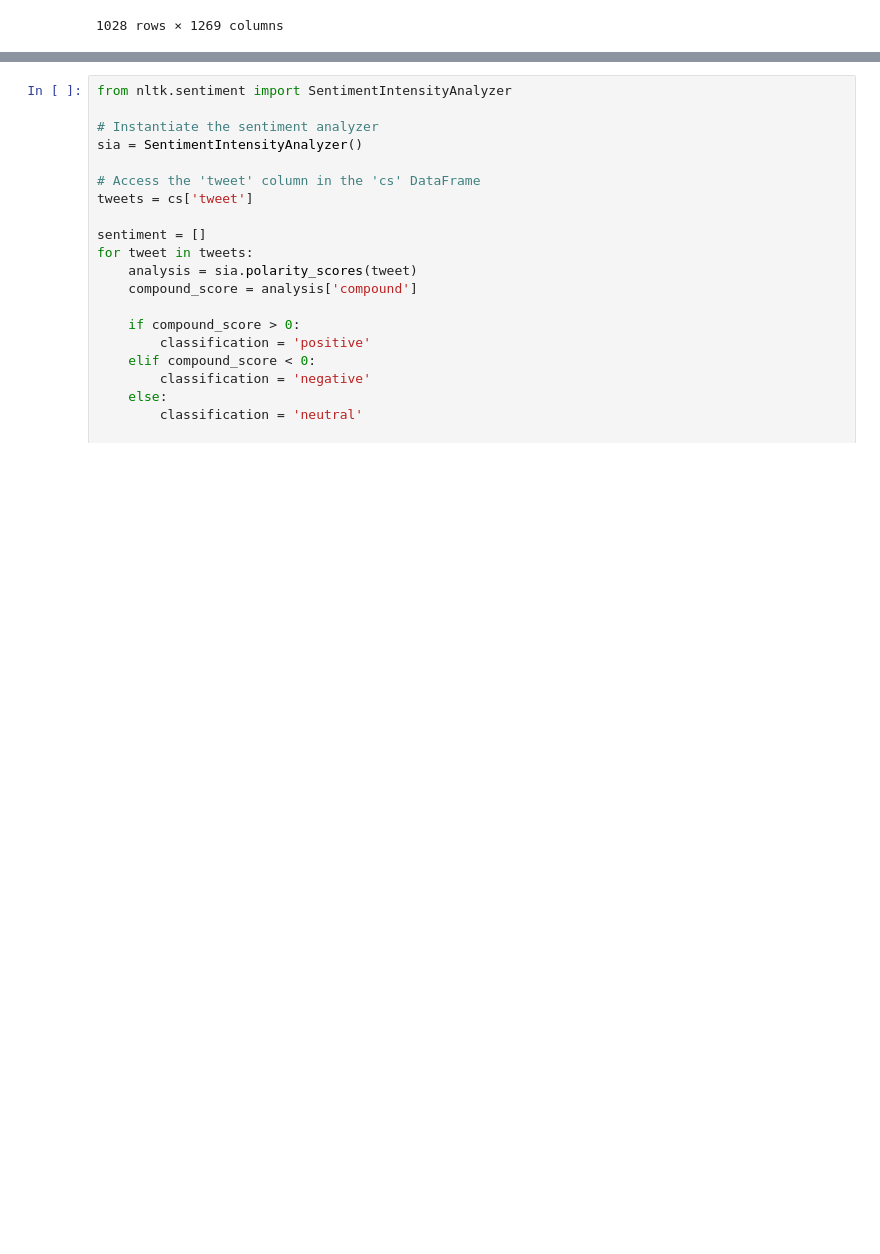
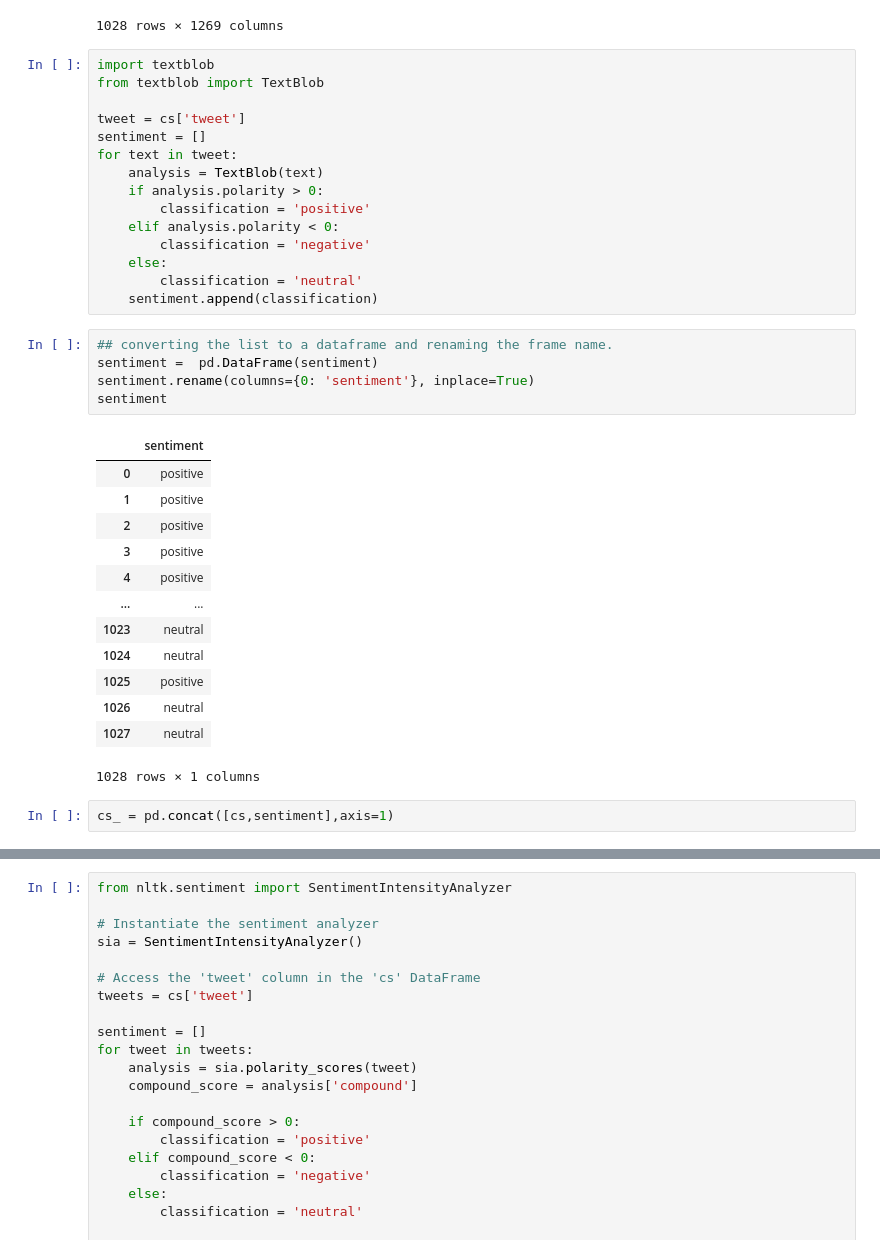
Before and after one commit to mukesh0005/Tesla_Stock_Prediction, a Jupyter notebook: Sentimental_analysis/Polarity_classification.ipynb, the cells around one changed output, grey strips where cells are left out. Drawn from its saved outputs; the diff is of its cells as text; blank space fills up the shorter version.

Commit message:
#Updates on Polarity classification and model analysis

```diff
--- a/Sentimental_analysis/Polarity_classification_lexicon.ipynb
+++ b/Sentimental_analysis/Polarity_classification.ipynb
@@ -20,3 +20,39 @@ cs
 | 1026 | 2022-01-01 | 🔥 | 45704 | 0.0 | 0.0 | 0.0 | 0.0 | 0.0 | 0.0 | ... |
 | 1027 | 2022-01-01 | 🤣 | 4127 | 0.0 | 0.0 | 0.0 | 0.0 | 0.0 | 0.0 | ... |
 1028 rows × 1269 columns
+# %%
+import textblob
+from textblob import TextBlob
+
+tweet = cs['tweet']
+sentiment = []
+for text in tweet:
+    analysis = TextBlob(text)
+    if analysis.polarity > 0:
+        classification = 'positive'
+    elif analysis.polarity < 0:
+        classification = 'negative'
+    else:
+        classification = 'neutral'
+    sentiment.append(classification)
+# %%
+## converting the list to a dataframe and renaming the frame name.
+sentiment =  pd.DataFrame(sentiment)
+sentiment.rename(columns={0: 'sentiment'}, inplace=True)
+sentiment
+# %% [output]
+|  | sentiment |
+| 0 | positive |
+| 1 | positive |
+| 2 | positive |
+| 3 | positive |
+| 4 | positive |
+| ... | ... |
+| 1023 | neutral |
+| 1024 | neutral |
+| 1025 | positive |
+| 1026 | neutral |
+| 1027 | neutral |
+1028 rows × 1 columns
+# %%
+cs_ = pd.concat([cs,sentiment],axis=1)
```
Also changed, not shown: parts of 5 cells of this notebook, 9 other files.
